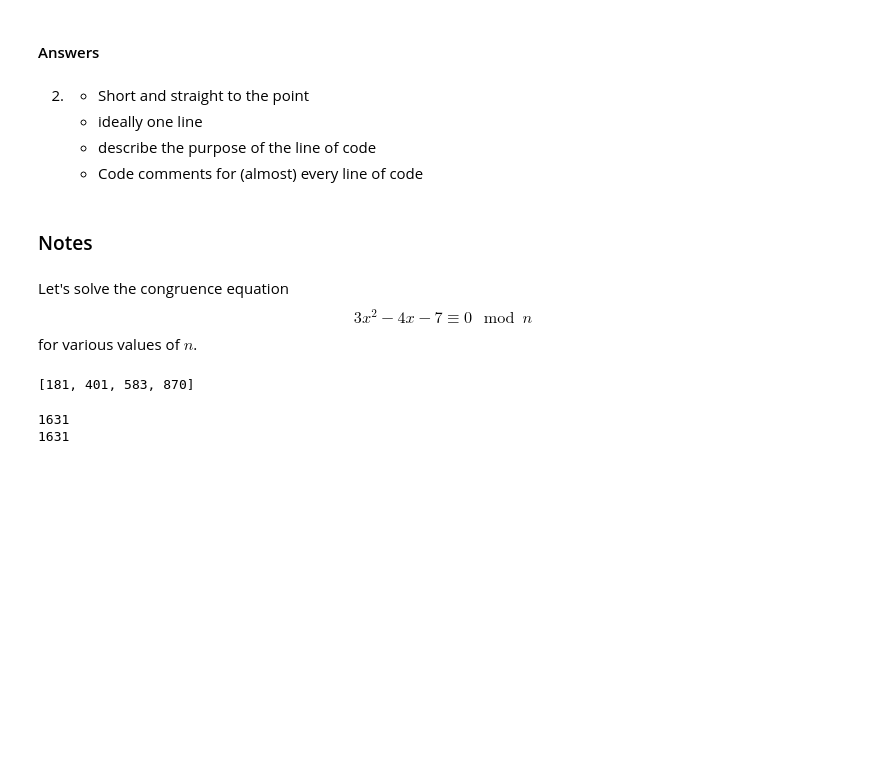
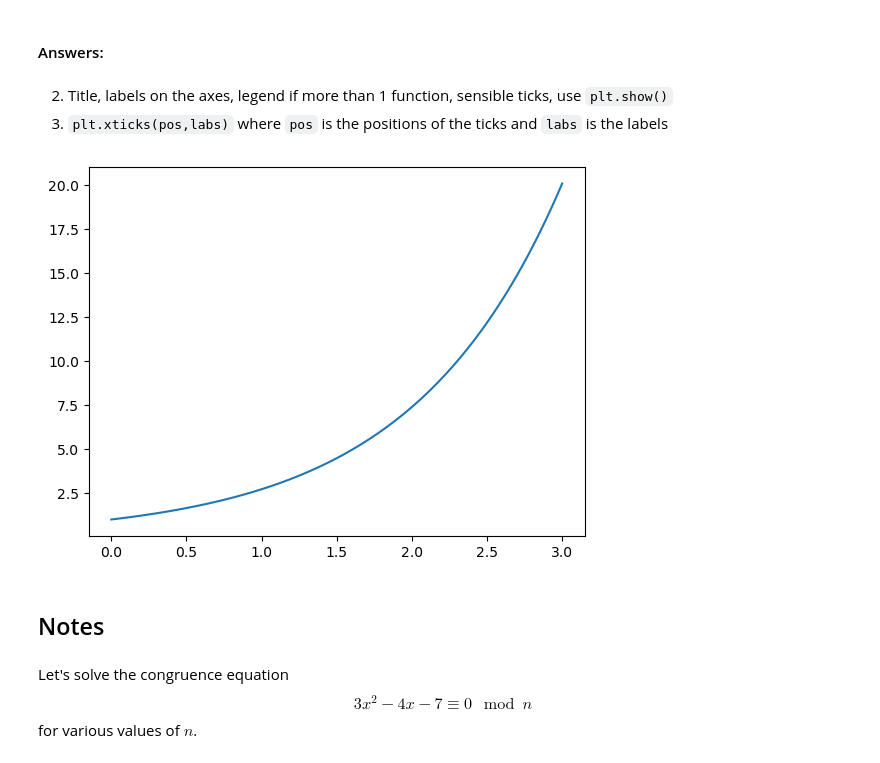
Before and after one commit to rahollis/rahollis.github.io, a Jupyter notebook: _static/MTH_337/week4_in_class.ipynb, the cells around one changed output. Saved outputs shown, nothing was run; the diff lists cells and outputs as text; code cells hidden in the pictures; blank space fills up the shorter version.

```diff
--- a/_static/MTH_337/week4_in_class.ipynb
+++ b/_static/MTH_337/week4_in_class.ipynb
@@ -21,2 +10,2 @@ ValueError: x and y must have same first dimension, but have shapes (7,) and (6,
 # %% [markdown]
-#### Answers
+#### Answers:
@@ -25,7 +12 @@ import matplotlib.pyplot as plt
-# %% [markdown]
-2.
-   * Short and straight to the point
-   * ideally one line
-   * describe the purpose of the line of code
-   * Code comments for (almost) every line of code
 # %%
@@ -33,5 +14,17 @@ import matplotlib.pyplot as plt
+# %% [markdown]
+2. Title, labels on the axes, legend if more than 1 function, sensible ticks, use `plt.show()`
+3. `plt.xticks(pos,labs)` where `pos` is the positions of the ticks and `labs` is the labels
+# %%
+import matplotlib.pyplot as plt
+from math import e
+x_vals = [i/30 for i in range(91)]
+y_vals = [e**i for i in x_vals]
+plt.plot(x_vals,y_vals)
+plt.show()
+# %% [output]
+[figure, added]
 # %% [markdown]
-### Notes
+## Notes
 # %% [markdown]
 Let's solve the congruence equation $$ 3x^2 - 4x - 7 \equiv 0 \mod n $$ for various values of $ n $.
 # %%
@@ -43,6 +36,2 @@ def cong_eq(n):
             solns.append(x)
     return solns
-# %%
-cong_eq(871)
-# %% [output]
-[181, 401, 583, 870]
@@ -55,14 +37,0 @@ for n in range(1,501):
-# %%
-inputs = []
-outputs = []
-n=1
-for _list in list_of_soln_lists:
-    for soln in _list:
-        inputs.append(n)
-        outputs.append(soln)
-    n+=1
-print(len(inputs))
-print(len(outputs))
-# %% [output]
-1631
-1631
```
Also changed, not shown: parts of 31 cells of this notebook, 24 other files.
